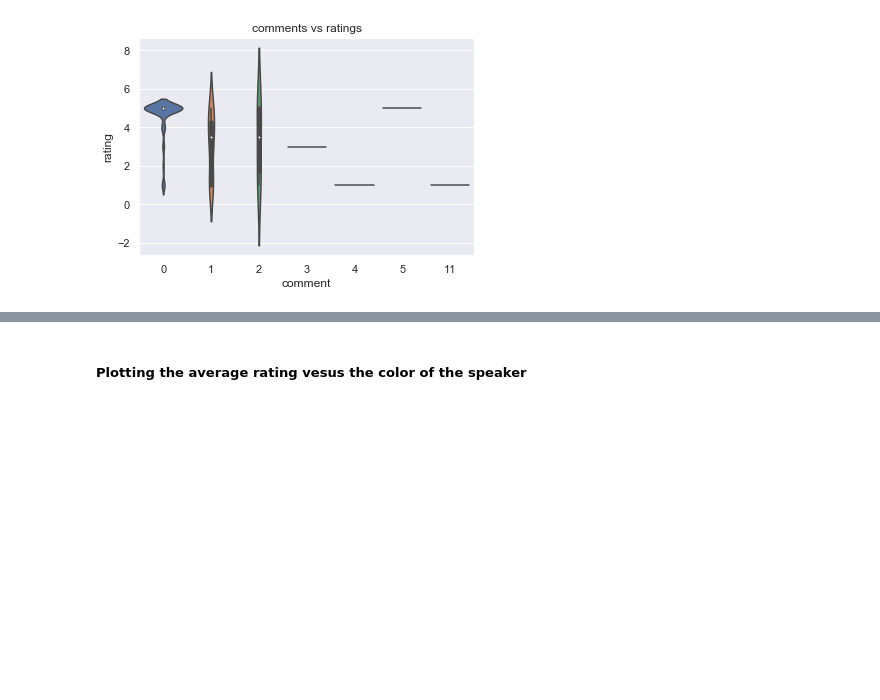
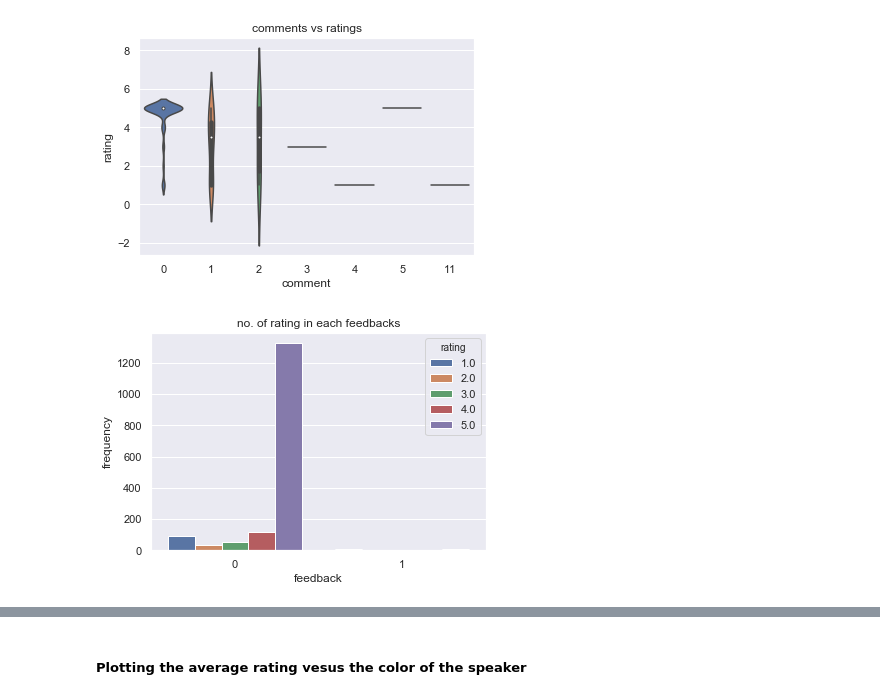
Before and after one commit to kavehamini/Amazon-Review-Analysis-JBL-Charge-4-Speaker-Sentiment-Analysis-NLP, a Jupyter notebook: Sentiment Analysis of Amazon reviews for JBL Speaker.ipynb, the cells around one changed output, grey strips where cells are left out. Drawn from its saved outputs; the diff is of its cells as text; code cells hidden in the pictures; blank space fills up the shorter version.

```diff
--- a/Sentiment Analysis of Amazon reviews for JBL Speaker.ipynb
+++ b/Sentiment Analysis of Amazon reviews for JBL Speaker.ipynb
@@ -70,3 +72,11 @@ plt.title("comments vs ratings")
 plt.show()
 # %% [output]
 [figure]
+# %%
+temp = (df.groupby(['feedback']))['rating'].value_counts()\
+.reset_index(name = "frequency")
+sns.barplot(x = "feedback", y = "frequency", hue = "rating", data = temp)\
+.set_title("no. of rating in each feedbacks")
+plt.savefig('1.png')
+# %% [output]
+[figure, added]
```
Also changed, not shown: parts of 3 cells of this notebook, 2 other files.
